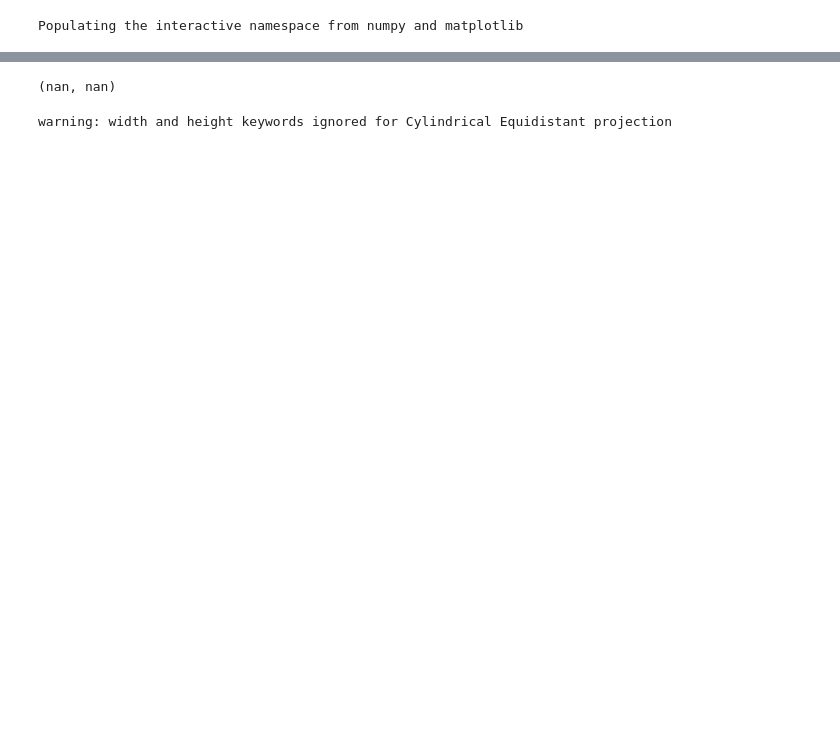
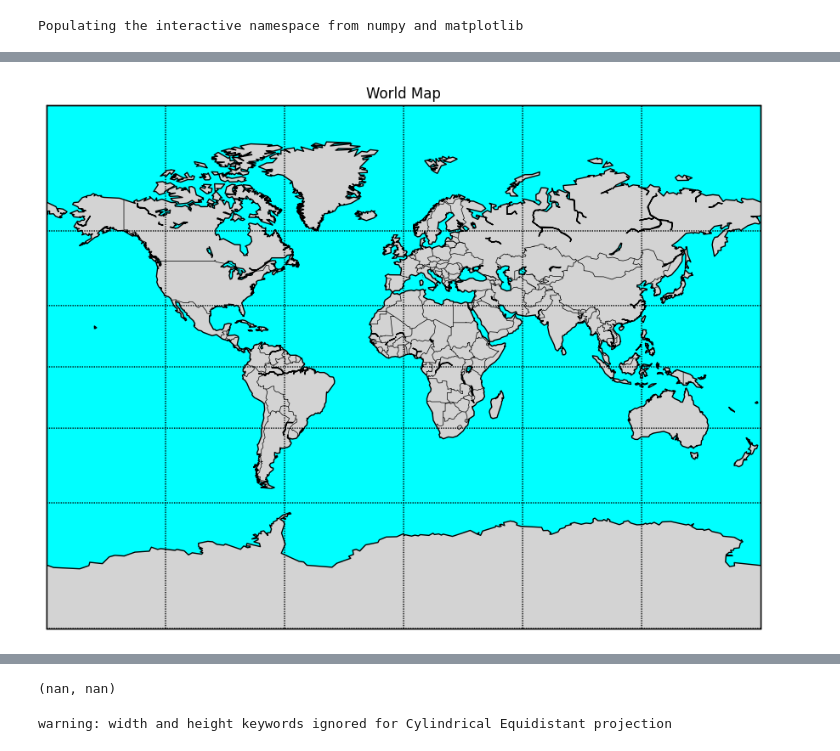
Before and after one commit to LSST-TVSSC/LSST-TVSSC.github.io, a Jupyter notebook: TVSaffiliations/mapTVS.ipynb, the cells around one changed output, grey strips where cells are left out. Saved outputs shown, nothing was run; the diff lists cells and outputs as text; code cells hidden in the pictures; blank space fills up the shorter version.

```diff
--- a/TVSaffiliations/mapTVS.ipynb
+++ b/TVSaffiliations/mapTVS.ipynb
@@ -179,0 +440,37 @@ warning: width and height keywords ignored for Cylindrical Equidistant projectio
+# %%
+# prompt: get a basemap for plotting
+
+!pip install basemap
+from mpl_toolkits.basemap import Basemap
+import matplotlib.pyplot as plt
+
+# create a new figure and axes
+fig = plt.figure(figsize=(12, 8))
+ax = fig.add_subplot(111)
+
+# create a basemap instance
+m = Basemap(projection='mill', llcrnrlat=-90, urcrnrlat=90, llcrnrlon=-180, urcrnrlon=180, resolution='c', ax=ax)
+
+# draw coastlines, countries, and fill continents
+m.drawcoastlines()
+m.drawcountries()
+m.fillcontinents(color='lightgray', lake_color='aqua')
+
+# draw parallels and meridians
+m.drawparallels(np.arange(-90., 91., 30.))
+m.drawmeridians(np.arange(-180., 181., 60.))
+
+# draw map boundaries
+m.drawmapboundary(fill_color='aqua')
+
+
+# Add your plotting code here, using the 'm' object to transform coordinates
+
+# Example: Plot a point
+#x, y = m(-74.0060, 40.7128) # New York City
+#m.plot(x, y, 'ro', markersize=8)
+
+
+plt.title("World Map")
+plt.show()
+# %% [output]
@@ -179,0 +493 @@ warning: width and height keywords ignored for Cylindrical Equidistant projectio
+[figure, added]
```
Also changed, not shown: parts of 24 cells of this notebook.
